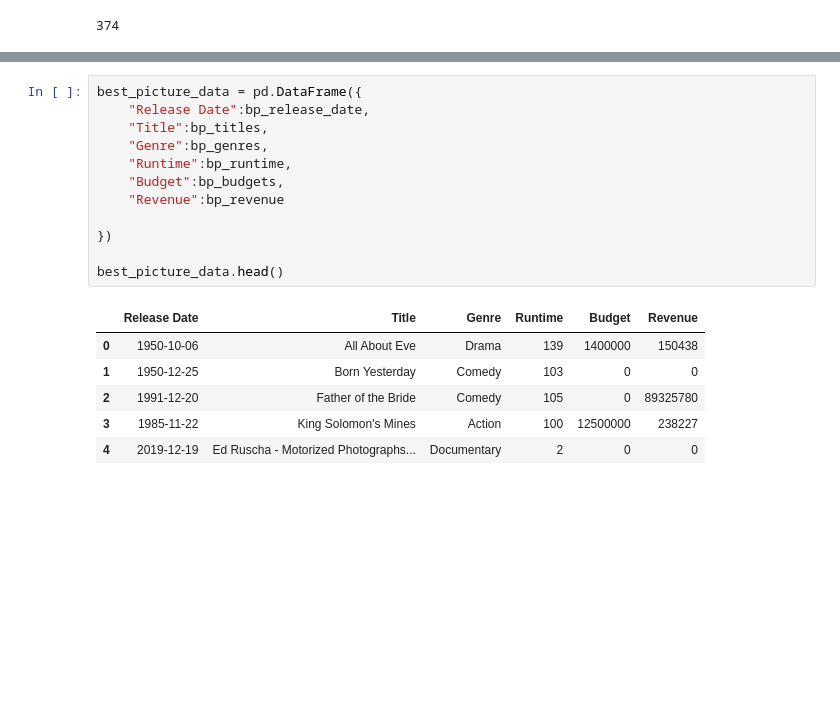
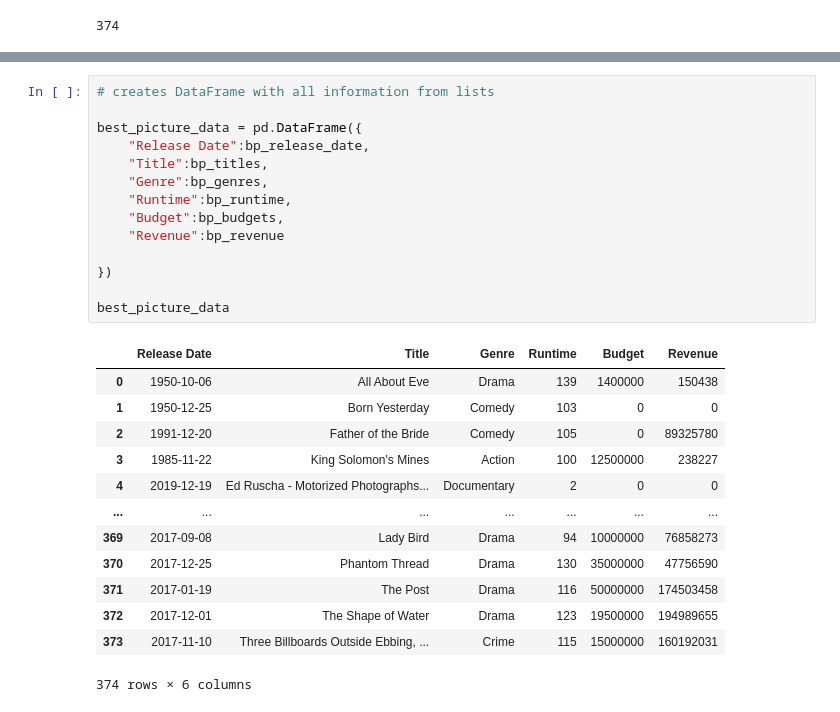
Before and after one commit to alextorres12/Group1_Project1, a Jupyter notebook: API_Testing.ipynb, the cells around one changed output, grey strips where cells are left out. Saved outputs shown, nothing was run; the diff lists cells and outputs as text; blank space fills up the shorter version.

```diff
--- a/API_Testing.ipynb
+++ b/API_Testing.ipynb
@@ -117,21 +125,30 @@ Searching for 446354
 Searching for 399055
 Searching for 359940
 # %%
+# creates DataFrame with all information from lists
+
 best_picture_data = pd.DataFrame({
     "Release Date":bp_release_date,
     "Title":bp_titles,
     "Genre":bp_genres,
     "Runtime":bp_runtime,
     "Budget":bp_budgets,
     "Revenue":bp_revenue
 
 })
 
-best_picture_data.head()
+best_picture_data
 # %% [output]
 |  | Release Date | Title | Genre | Runtime | Budget | Revenue |
 | 0 | 1950-10-06 | All About Eve | Drama | 139 | 1400000 | 150438 |
 | 1 | 1950-12-25 | Born Yesterday | Comedy | 103 | 0 | 0 |
 | 2 | 1991-12-20 | Father of the Bride | Comedy | 105 | 0 | 89325780 |
 | 3 | 1985-11-22 | King Solomon's Mines | Action | 100 | 12500000 | 238227 |
 | 4 | 2019-12-19 | Ed Ruscha - Motorized Photographs... | Documentary | 2 | 0 | 0 |
+| ... | ... | ... | ... | ... | ... | ... |
+| 369 | 2017-09-08 | Lady Bird | Drama | 94 | 10000000 | 76858273 |
+| 370 | 2017-12-25 | Phantom Thread | Drama | 130 | 35000000 | 47756590 |
+| 371 | 2017-01-19 | The Post | Drama | 116 | 50000000 | 174503458 |
+| 372 | 2017-12-01 | The Shape of Water | Drama | 123 | 19500000 | 194989655 |
+| 373 | 2017-11-10 | Three Billboards Outside Ebbing, ... | Crime | 115 | 15000000 | 160192031 |
+374 rows × 6 columns
```
Also changed, not shown: parts of 5 cells of this notebook.
